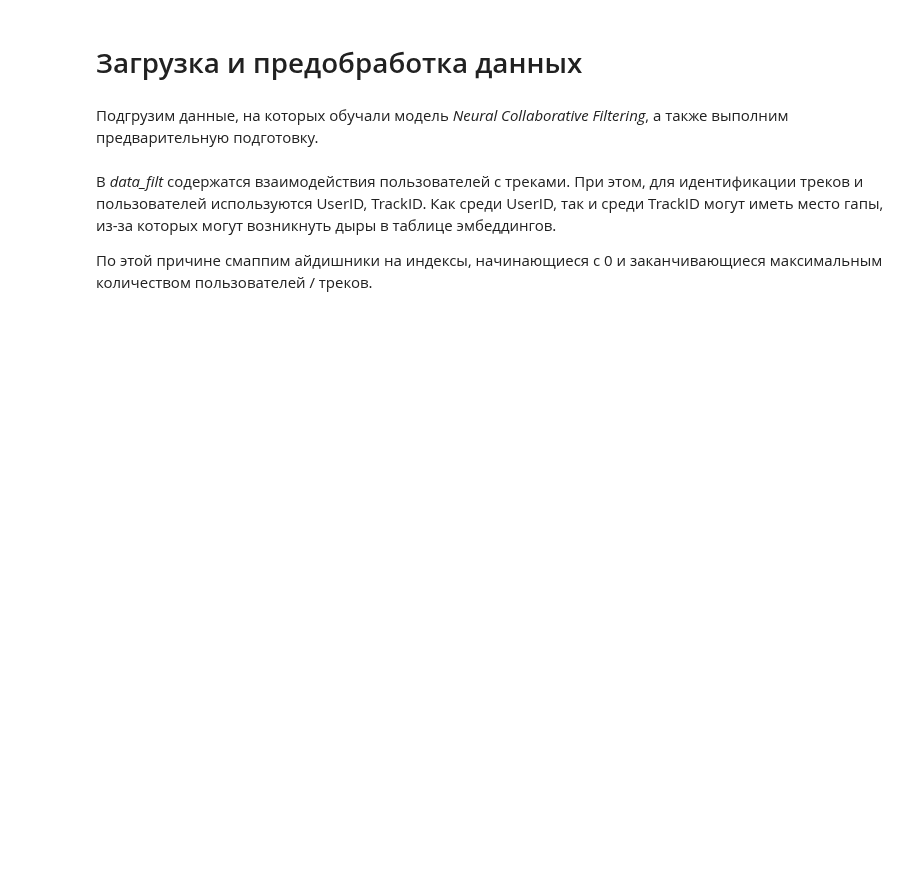
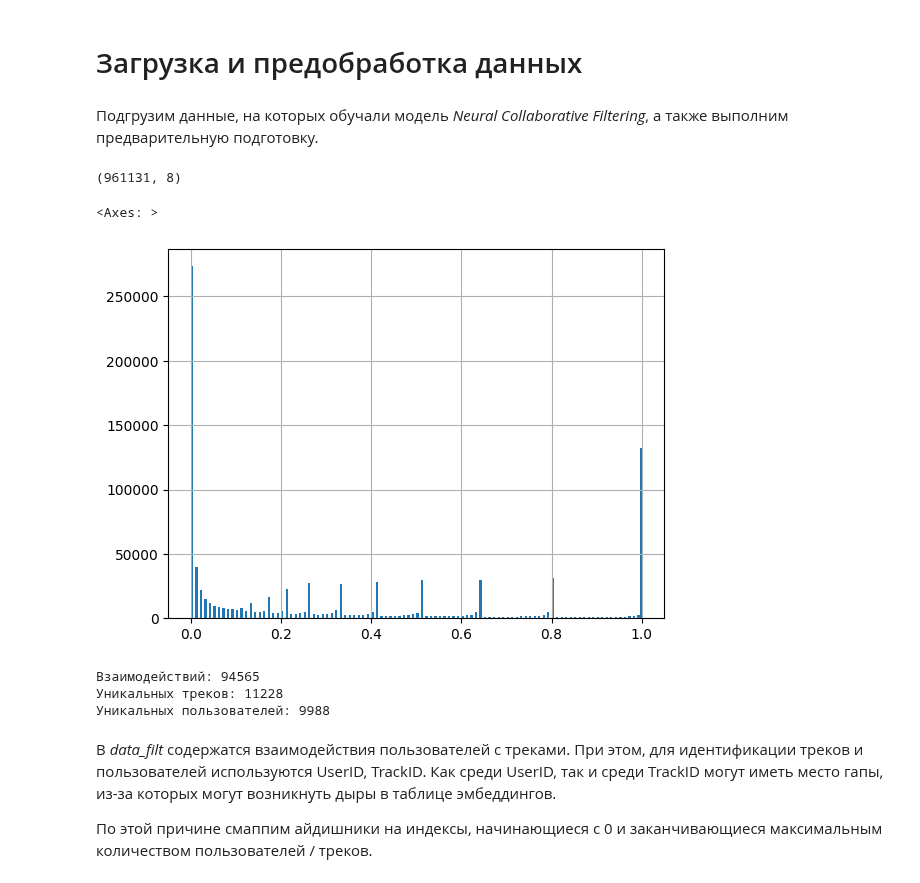
Before and after one commit to anokhin/recsys-course-spring-2026, a Jupyter notebook: jupyter/Week7Seminar.ipynb, the cells around one changed output. Cells and saved outputs as stored; diff of their text form; code cells hidden in the pictures; blank space fills up the shorter version.

```diff
--- a/jupyter/Week7Seminar.ipynb
+++ b/jupyter/Week7Seminar.ipynb
@@ -87,16 +97,37 @@ len(data)
+# %%
+DATA_DIR = "/Users/sergey.malyshev/projects/edu/2025-itmo-recsys/"
+# %%
+data = pd.concat([
+    pd.read_json(data_path, lines=True)
+    for data_path
+    in glob.glob(DATA_DIR + "/data_10k/*/data.json")
+])
+# %%
+data.shape
+# %% [output]
+(961131, 8)
+# %%
+data["time"].hist(bins=200)
+# %% [output]
+<Axes: >
+[figure, added]
 # %%
 # Отберем только треки которые прослушали минимум на 80%
 positives = data[data["time"] > 0.8].copy()
 
-# Отберем треки, которые прослушали минимум 20 раз.
+# Отберем треки, которые прослушали минимум 5 раз.
 track_counts = positives["track"].value_counts()
-distinct_tracks = set(track_counts[track_counts >= 20].index.values)
+distinct_tracks = set(track_counts[track_counts >= 5].index.values)
 data_filt = positives[positives["track"].isin(distinct_tracks)]
 distinct_users = set(data_filt['user'])
 
 print(f"Взаимодействий: {len(data_filt)}")
 print(f"Уникальных треков: {len(distinct_tracks)}")
 print(f"Уникальных пользователей: {len(distinct_users)}")
+# %% [output]
+Взаимодействий: 94565
+Уникальных треков: 11228
+Уникальных пользователей: 9988
 # %% [markdown]
 В *data_filt* содержатся взаимодействия пользователей с треками. При этом, для идентификации треков и пользователей используются UserID, TrackID. Как среди UserID, так и среди TrackID могут иметь место гапы, из-за которых могут возникнуть дыры в таблице эмбеддингов.
 
```
Also changed, not shown: parts of 47 cells of this notebook, 8 other files.
